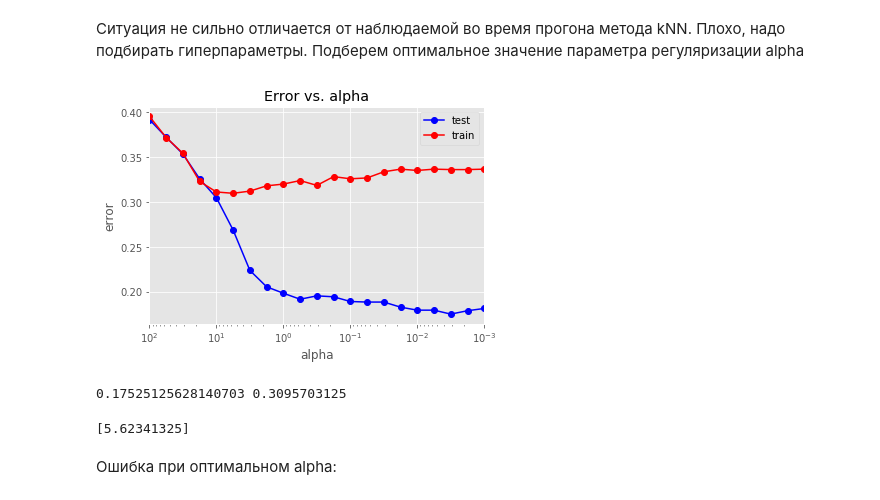
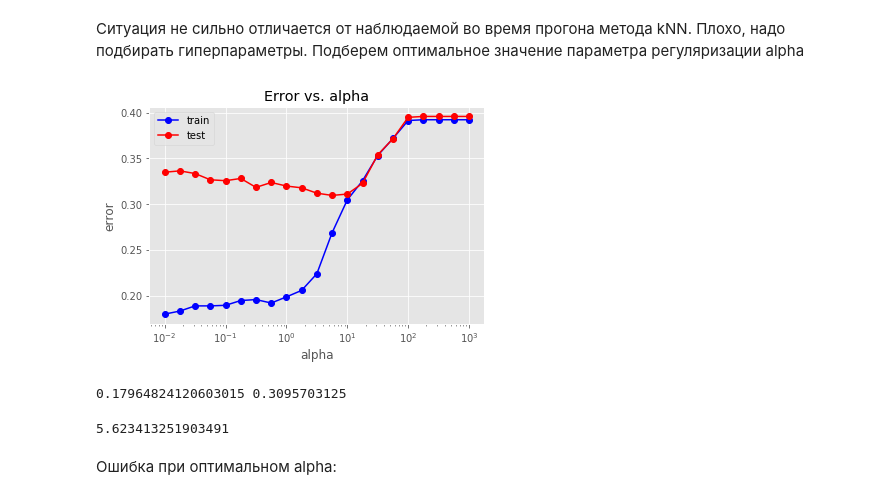
Before and after one commit to zemtsov-artem/CarEvaluationML, a Jupyter notebook: finalKernelGames.ipynb, the cells around one changed output. Drawn from its saved outputs; the diff is of its cells as text; code cells hidden in the pictures.

```diff
--- a/finalKernelGames.ipynb
+++ b/finalKernelGames.ipynb
@@ -317,7 +317,7 @@ print(np.mean(y_train != y_train_pred), np.mean(y_test != y_test_pred))
 Ситуация не сильно отличается от наблюдаемой во время прогона метода kNN. Плохо, надо подбирать гиперпараметры.
 Подберем оптимальное значение параметра регуляризации alpha
 # %%
-alpha_arr = np.logspace(-3, 2, 21)
+alpha_arr = np.logspace(-2, 3, 21)
 test_err = []
 train_err = []
 for alpha in alpha_arr:
@@ -330,28 +330,27 @@ for alpha in alpha_arr:
     train_err.append(np.mean(y_train != y_train_pred))
     test_err.append(np.mean(y_test != y_test_pred))
 # %%
-plt.semilogx(alpha_arr, train_err, 'b-o', label = 'test')
-plt.semilogx(alpha_arr, test_err, 'r-o', label = 'train')
-plt.xlim([np.max(alpha_arr), np.min(alpha_arr)])
+plt.semilogx(alpha_arr, train_err, 'b-o', label = 'train')
+plt.semilogx(alpha_arr, test_err, 'r-o', label = 'test')
 plt.title('Error vs. alpha')
 plt.xlabel('alpha')
 plt.ylabel('error')
 plt.legend()
 pass
 # %% [output]
-[figure, old version]
+[figure, new version]
 # %%
 min_train_err = np.min(train_err)
 min_test_err = np.min(test_err)
 print(min_train_err, min_test_err)
 # %% [output]
-0.17525125628140703 0.3095703125
+0.17964824120603015 0.3095703125
 # %%
 alpha_opt = alpha_arr[test_err == min_test_err]
 alpha_opt = alpha_opt[0]
 print(alpha_opt)
 # %% [output]
-[5.62341325]
+5.623413251903491
 # %% [markdown]
 Ошибка при оптимальном alpha:
 # %%
```
